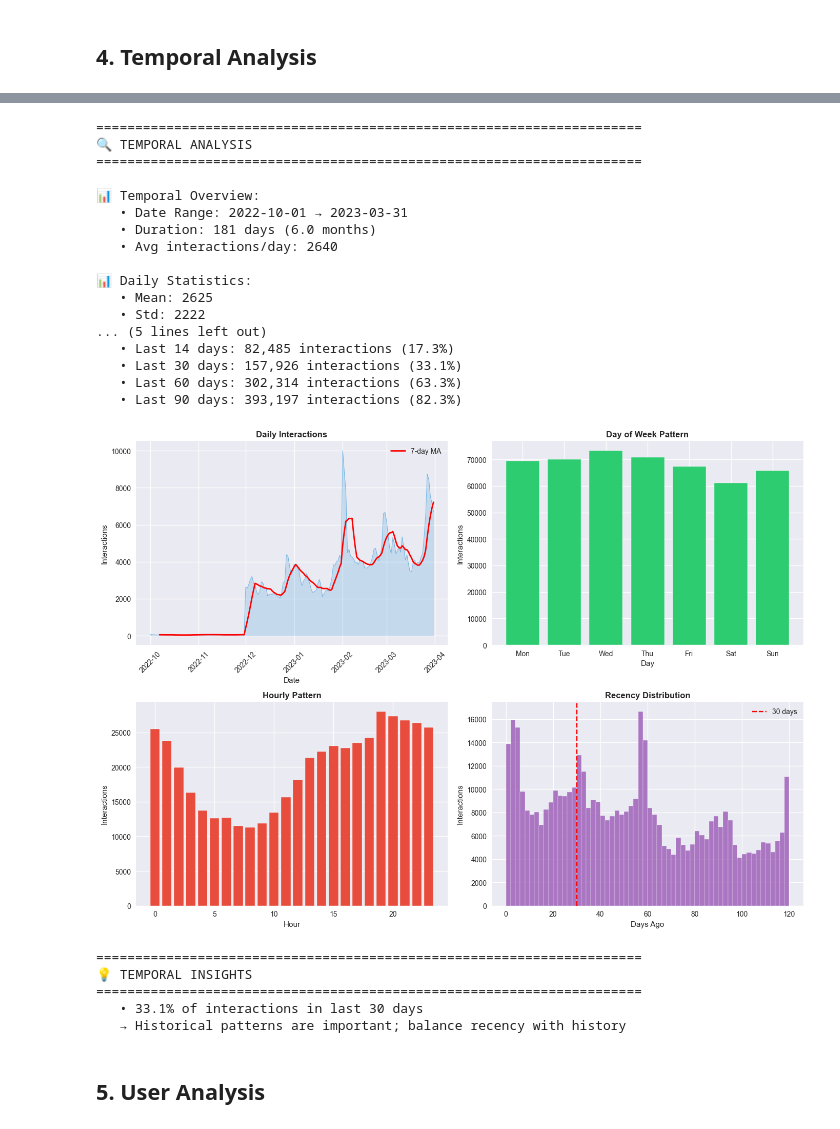
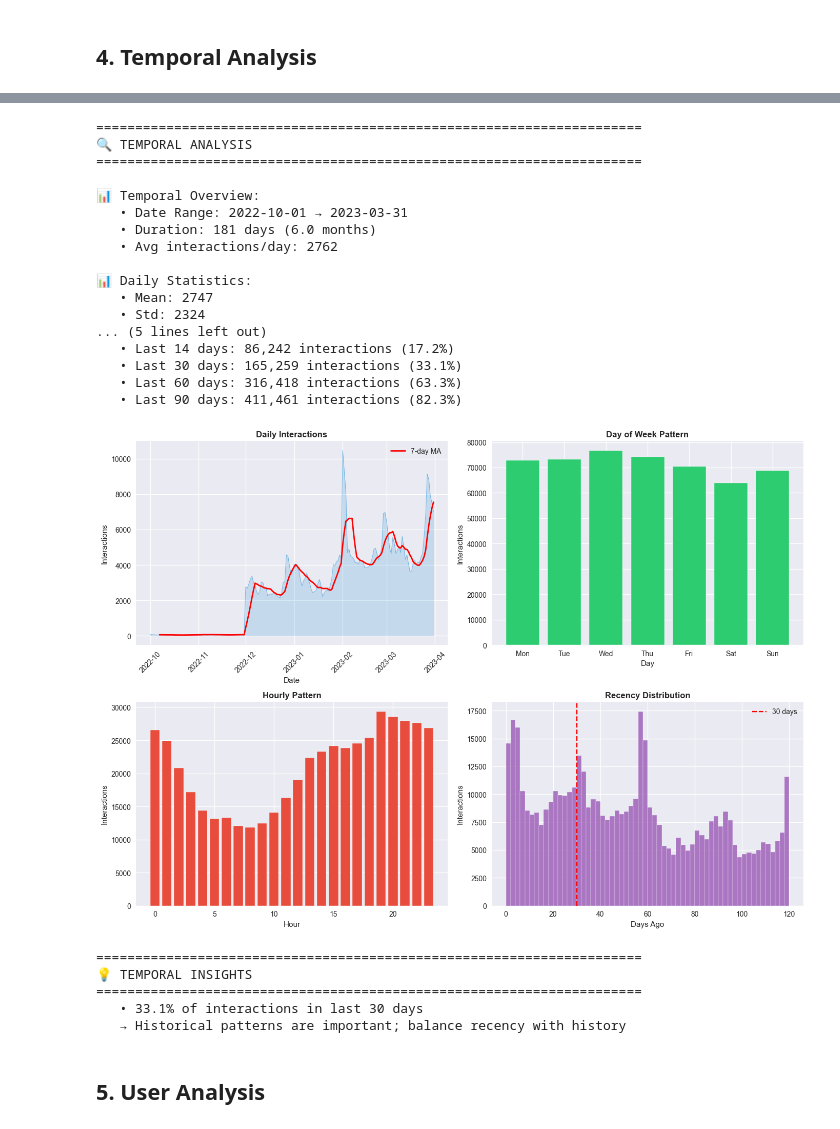
Before and after one commit to Mazenasag/E-Commerce_Recommendation_System, a Jupyter notebook: notebooks/eda.ipynb, the cells around one changed output, grey strips where cells are left out. Cells and saved outputs as stored; diff of their text form; code cells hidden in the pictures.

```diff
--- a/notebooks/eda.ipynb
+++ b/notebooks/eda.ipynb
@@ -168,3 +232,6 @@ product_name              0              0.0000
+# %%
+# Forward-fill all missing values
+df = df.ffill()
 # %%
 # Duplicate rows
 print("\n" + "=" * 70)
@@ -309,7 +409,7 @@ print("=" * 70)
 
 # Ensure event_date is datetime
 df['event_date'] = pd.to_datetime(df['event_date'], errors='coerce')
-df = df.dropna(subset=['event_date'])
+
 
 # Date range and interactions
 date_min, date_max = df['event_date'].min(), df['event_date'].max()
@@ -375,41 +475,41 @@ axes[1, 1].hist(df['days_ago'].clip(upper=120), bins=60, color='#9b59b6', alpha=
 axes[1, 1].axvline(30, color='red', linestyle='--', label='30 days')
 axes[1, 1].set_title('Recency Distribution', fontweight='bold')
 axes[1, 1].set_xlabel('Days Ago')
 axes[1, 1].set_ylabel('Interactions')
 axes[1, 1].legend()
 
 plt.tight_layout()
 plt.show()
 
 # ====== INSIGHTS ======
 print("\n" + "="*70)
 print("💡 TEMPORAL INSIGHTS")
 print("="*70)
 recent_30_pct = (df['days_ago'] <= 30).sum() / len(df) * 100
 print(f"   • {recent_30_pct:.1f}% of interactions in last 30 days")
 if recent_30_pct > 50:
     print("   → Recent activity is important; use recency weighting")
 else:
     print("   → Historical patterns are important; balance recency with history")
 # %% [output]
 ======================================================================
 🔍 TEMPORAL ANALYSIS
 ======================================================================
 
 📊 Temporal Overview:
    • Date Range: 2022-10-01 → 2023-03-31
    • Duration: 181 days (6.0 months)
-   • Avg interactions/day: 2640
+   • Avg interactions/day: 2762
 
 📊 Daily Statistics:
-   • Mean: 2625
-   • Std: 2222
+   • Mean: 2747
+   • Std: 2324
 ... (5 lines left out)
-   • Last 14 days: 82,485 interactions (17.3%)
-   • Last 30 days: 157,926 interactions (33.1%)
-   • Last 60 days: 302,314 interactions (63.3%)
-   • Last 90 days: 393,197 interactions (82.3%)
+   • Last 14 days: 86,242 interactions (17.2%)
+   • Last 30 days: 165,259 interactions (33.1%)
+   • Last 60 days: 316,418 interactions (63.3%)
+   • Last 90 days: 411,461 interactions (82.3%)
-[figure, old version]
+[figure, new version]
 ======================================================================
 💡 TEMPORAL INSIGHTS
 ======================================================================
```
Also changed, not shown: parts of 22 cells of this notebook, 3 other files.
